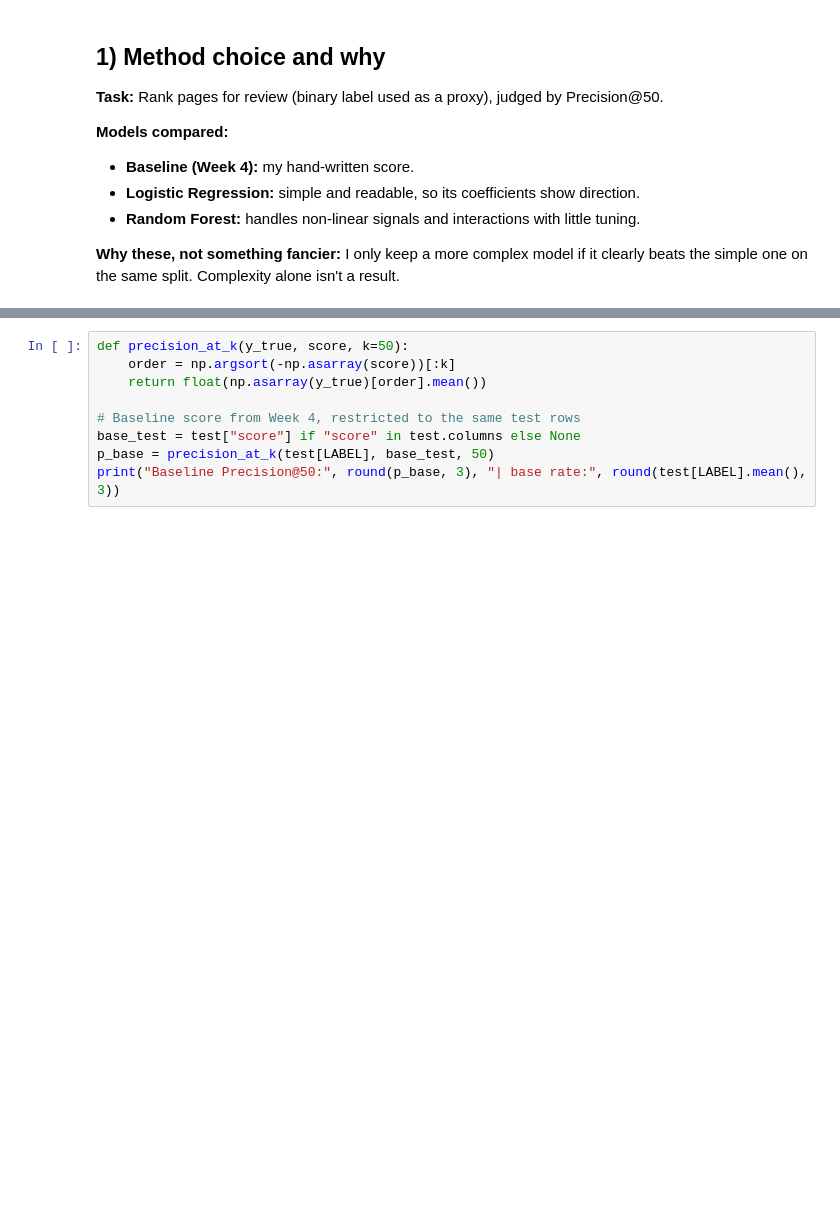
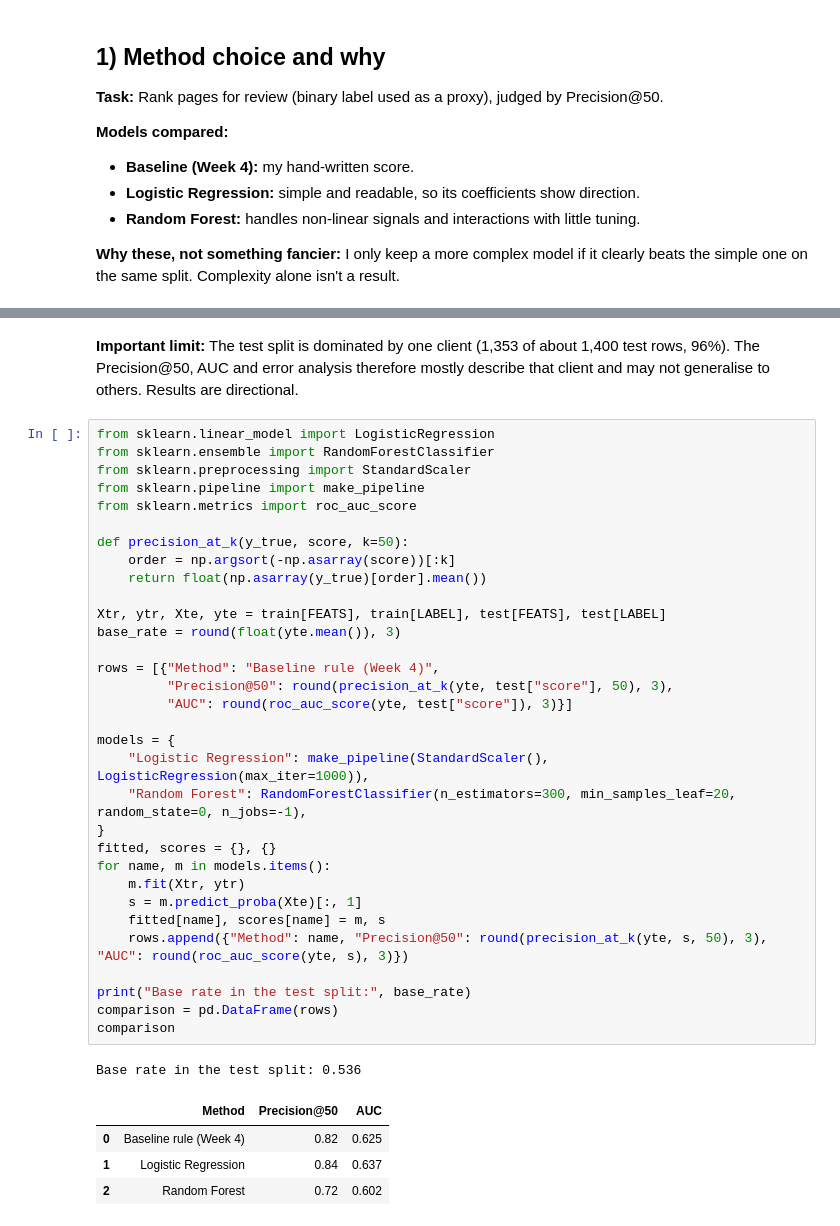
Before and after one commit to janaadarwish/flyrank-ml-internship, a Jupyter notebook: work/notebooks/w05_model.ipynb, the cells around one changed output, grey strips where cells are left out. Cells and saved outputs as stored; diff of their text form; blank space fills up the shorter version.

```diff
--- a/work/notebooks/w05_model.ipynb
+++ b/work/notebooks/w05_model.ipynb
@@ -56,10 +111,41 @@ Development uses month=2026-03 only. June 2026 stays sealed and is not touched i
+# %% [markdown]
+**Important limit:** The test split is dominated by one client (1,353 of about 1,400 test rows, 96%). The Precision@50, AUC and error analysis therefore mostly describe that client and may not generalise to others. Results are directional.
 # %%
+from sklearn.linear_model import LogisticRegression
+from sklearn.ensemble import RandomForestClassifier
+from sklearn.preprocessing import StandardScaler
+from sklearn.pipeline import make_pipeline
+from sklearn.metrics import roc_auc_score
+
 def precision_at_k(y_true, score, k=50):
     order = np.argsort(-np.asarray(score))[:k]
     return float(np.asarray(y_true)[order].mean())
 
-# Baseline score from Week 4, restricted to the same test rows
-base_test = test["score"] if "score" in test.columns else None
-p_base = precision_at_k(test[LABEL], base_test, 50)
-print("Baseline Precision@50:", round(p_base, 3), "| base rate:", round(test[LABEL].mean(), 3))
+Xtr, ytr, Xte, yte = train[FEATS], train[LABEL], test[FEATS], test[LABEL]
+base_rate = round(float(yte.mean()), 3)
+
+rows = [{"Method": "Baseline rule (Week 4)",
+         "Precision@50": round(precision_at_k(yte, test["score"], 50), 3),
+         "AUC": round(roc_auc_score(yte, test["score"]), 3)}]
+
+models = {
+    "Logistic Regression": make_pipeline(StandardScaler(), LogisticRegression(max_iter=1000)),
+    "Random Forest": RandomForestClassifier(n_estimators=300, min_samples_leaf=20, random_state=0, n_jobs=-1),
+}
+fitted, scores = {}, {}
+for name, m in models.items():
+    m.fit(Xtr, ytr)
+    s = m.predict_proba(Xte)[:, 1]
+    fitted[name], scores[name] = m, s
+    rows.append({"Method": name, "Precision@50": round(precision_at_k(yte, s, 50), 3), "AUC": round(roc_auc_score(yte, s), 3)})
+
+print("Base rate in the test split:", base_rate)
+comparison = pd.DataFrame(rows)
+comparison
+# %% [output]
+Base rate in the test split: 0.536
+|  | Method | Precision@50 | AUC |
+| 0 | Baseline rule (Week 4) | 0.82 | 0.625 |
+| 1 | Logistic Regression | 0.84 | 0.637 |
+| 2 | Random Forest | 0.72 | 0.602 |
 # %%
```
Also changed, not shown: parts of 12 cells of this notebook.
